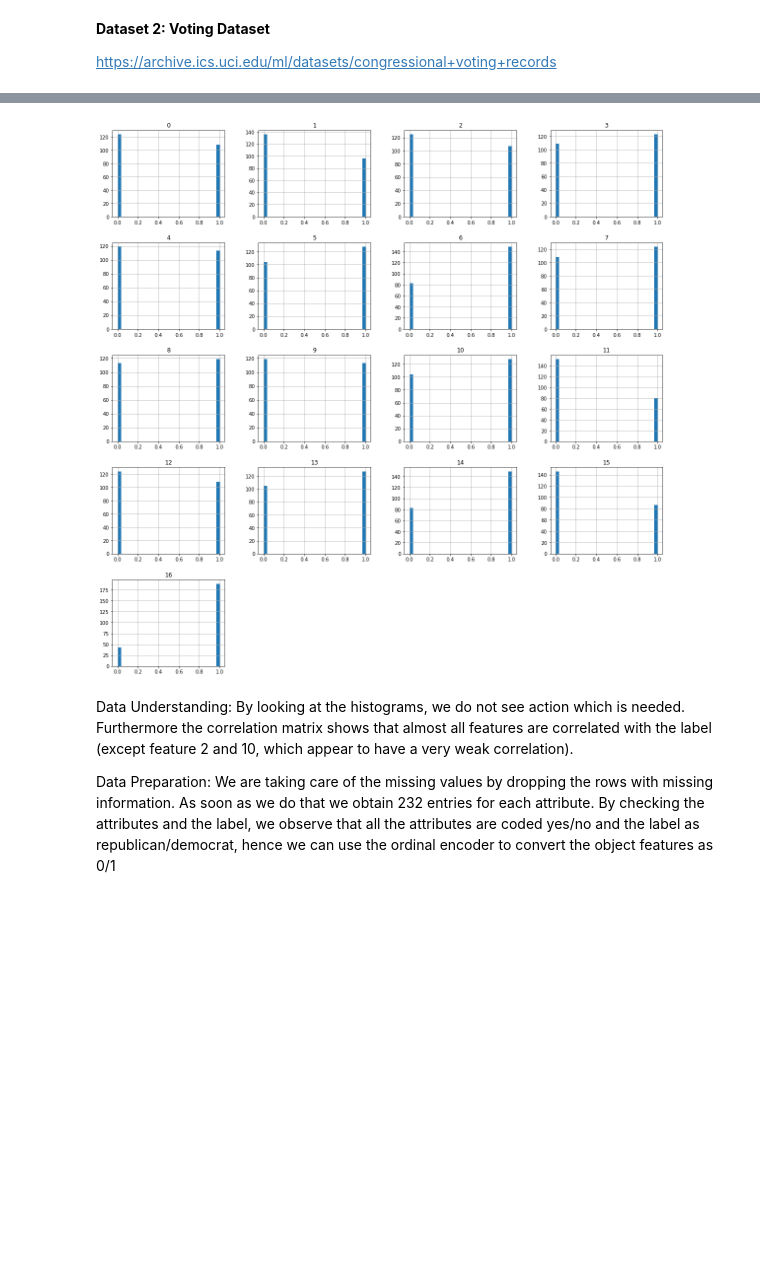
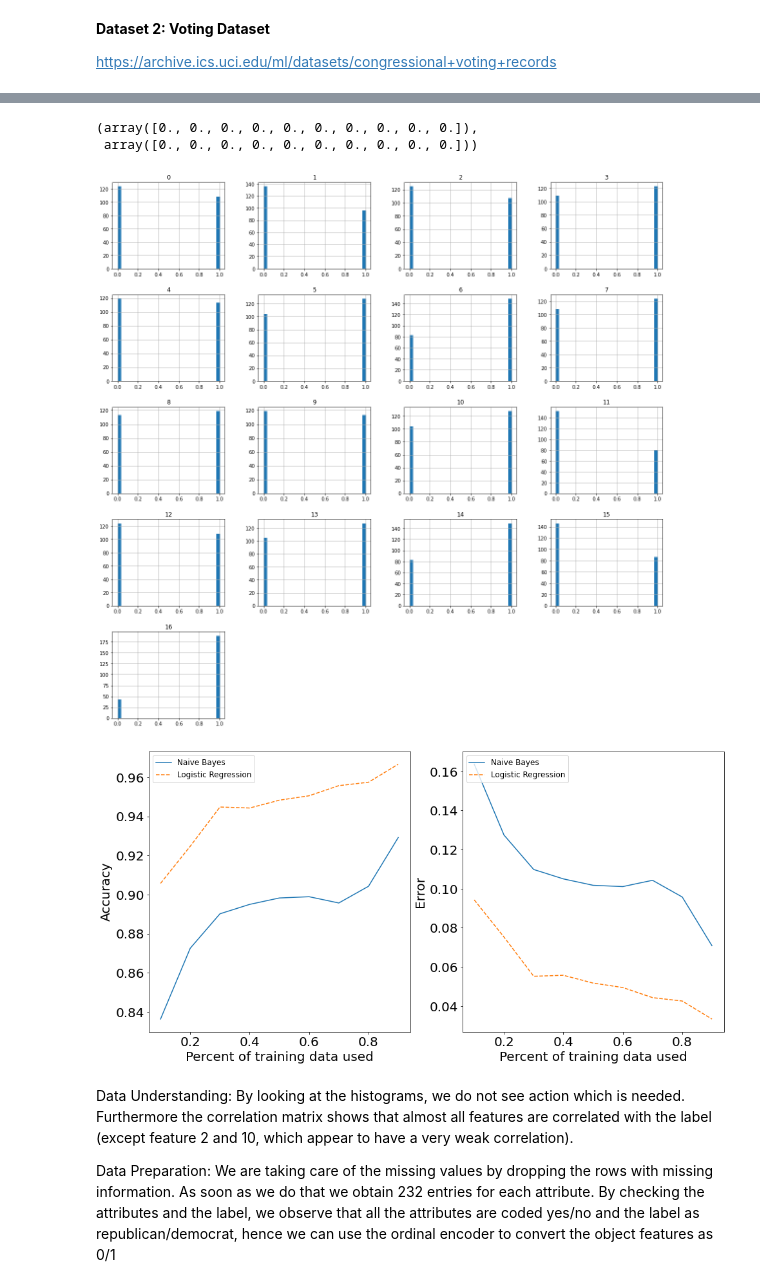
Before and after one commit to jan-kreischer/UZH_FODS, a Jupyter notebook: Practical-02/index.ipynb, the cells around one changed output, grey strips where cells are left out. Cells and saved outputs as stored; diff of their text form; code cells hidden in the pictures; blank space fills up the shorter version.

```diff
--- a/Practical-02/index.ipynb
+++ b/Practical-02/index.ipynb
@@ -208,7 +214,7 @@ class NBC:
                 if feature_type == 'r':
                     dist = ContFeatureParam()
 
-                mean, std = dist.estimate(feature)
+                dist.estimate(feature)
                 if verbose:
                     dist.show_diagram(feature, class_label, i)
                 self.likelihoods[class_label][i] = dist
@@ -434,6 +440,7 @@ print(ar1 - ar2)
 
 # At first we do the train test split and then we run for the specified number of iterations.
 def compareNBCvsLR(nbc, lr, X, y, num_runs=200, num_splits=10):
+    print("X.shape", X.shape)
     min_per = 1/num_splits
     max_per = 1 - 1/num_splits
     j = 0
@@ -444,16 +451,15 @@ def compareNBCvsLR(nbc, lr, X, y, num_runs=200, num_splits=10):
     for percentage in percentages:
         n_samples, n_features = X.shape
         n_train = int(percentage * n_samples)
-
+        print ("Training with %s%% test data" %(percentage))
 
         for i in range(num_runs):
-            shuffler = np.random.permutation(N)
+            shuffler = np.random.permutation(n_samples)
             X_train = X[shuffler[:n_train]]
             y_train = y[shuffler[:n_train]]
             X_test = X[shuffler[n_train:]]
             y_test = y[shuffler[n_train:]]
-            print("X_train.shape" , X_train.shape)
-            print("X_test.shape" , X_test.shape)
+
             nbc.fit(X_train, y_train)
             y_hat_nbc = nbc.predict_v(X_test)
 
@@ -464,16 +470,16 @@ def compareNBCvsLR(nbc, lr, X, y, num_runs=200, num_splits=10):
             test_accuracy_lr = np.mean(y_hat_lr == y_test)
             nbc_test_accuracies[j][i] = test_accuracy_nbc
             lr_test_accuracies[j][i] = test_accuracy_lr
-            print("%s%%; run %s Test Accuracy NBC %s Test Accuracy LR %s" % (percentage, i, test_accuracy_nbc, test_accuracy_lr))
+            #print("%s%%; run %s Test Accuracy NBC %s Test Accuracy LR %s" % (percentage, i, test_accuracy_nbc, test_accuracy_lr))
         j +=1
 
     nbc_perf = np.average(nbc_test_accuracies, axis=1)
     lr_perf = np.average(lr_test_accuracies, axis=1)
-    print(nbc_test_accuracies)
-    print(nbc_perf)
-    print(lr_test_accuracies)
-    print(lr_perf)
-    print(percentages)
+    #print(nbc_test_accuracies)
+    #print(nbc_perf)
+    #print(lr_test_accuracies)
+    #print(lr_perf)
+    #print(percentages)
     makePlot(nbc_perf, lr_perf, percentages, "")
         #nbc.predict(y_test)
         #lr.fit(X_train, y_train)
@@ -685,29 +593,39 @@ We see from the info table that there are overall no missing values, hence no ne
 
 https://archive.ics.uci.edu/ml/datasets/congressional+voting+records
 # %%
+# Load dataset
 voting = pd.read_csv('./datasets/voting.csv')
+
+# Inspect features and classes
 voting.info()
 
 #Data preparation (????only on the train data set???)
 ##Dropping NaN's from the data and endcoding the attributes/the label
 voting=voting.dropna()
 voting = pd.DataFrame(ordinal_encoder.fit_transform(voting))
-voting.info()
+
+# Inspect features and classes, after dropping observations with missing values
+voting.info(verbose=1)
 
 #Data understanding
 ##Looking at the histograms
 voting.hist(bins=30,figsize=(20,20))
 
 ##Checking correlations
-corr_matrix=voting.corr(); print(corr_matrix)
-corr_matrix[0].sort_values(ascending=False)
+#corr_matrix=voting.corr(); print(corr_matrix)
+#corr_matrix[0].sort_values(ascending=False)
 
 #Data preparation
 ## split label and design matrix
 ### define the design matrix
-X = voting.drop(0, axis=1)
+X_voting_data = voting.drop(0, axis=1).to_numpy()
 ### define the label
-y = voting[0]
+y_voting_data = voting[0].to_numpy()
+
+nbc_voting = NBC(feature_types=['b', 'b', 'b', 'b', 'b', 'b', 'b', 'b', 'b', 'b', 'b', 'b', 'b', 'b', 'b', 'b'], num_classes=2)
+lr_voting = LR()
+
+compareNBCvsLR(nbc_voting, lr_voting, X_voting_data, y_voting_data, 10, 10)
 # %% [output]
 <class 'pandas.core.frame.DataFrame'>
 RangeIndex: 435 entries, 0 to 434
@@ -729,4 +647,7 @@ Data columns (total 17 columns):
+(array([0., 0., 0., 0., 0., 0., 0., 0., 0., 0.]),
+ array([0., 0., 0., 0., 0., 0., 0., 0., 0., 0.]))
 [figure]
+[figure, added]
 # %% [markdown]
 Data Understanding:
 By looking at the histograms, we do not see action which is needed. Furthermore the correlation matrix shows that almost all features are correlated with the label (except feature 2 and 10, which appear to have a very weak correlation).
```
Also changed, not shown: parts of 4 cells of this notebook.
